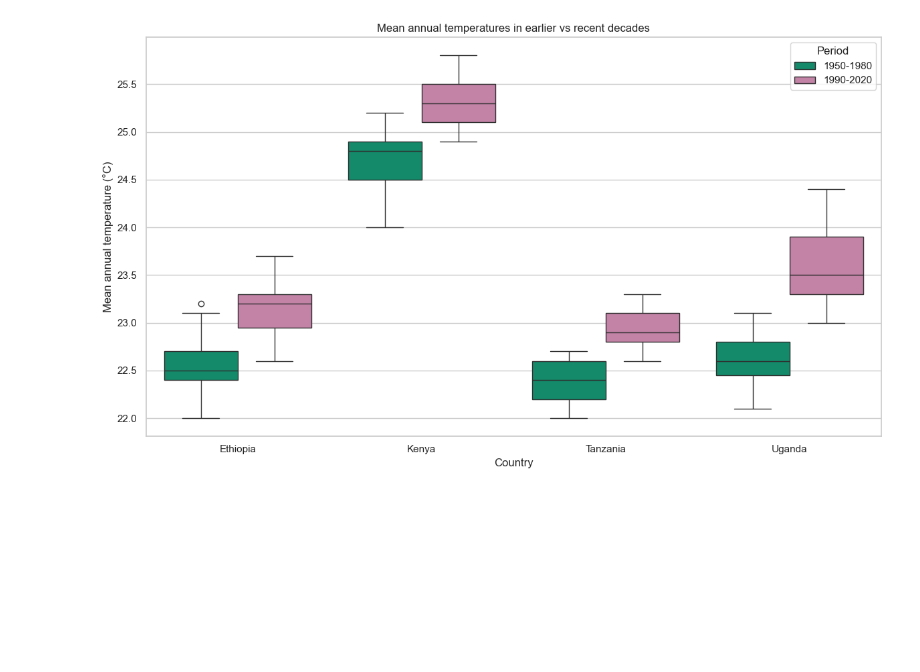
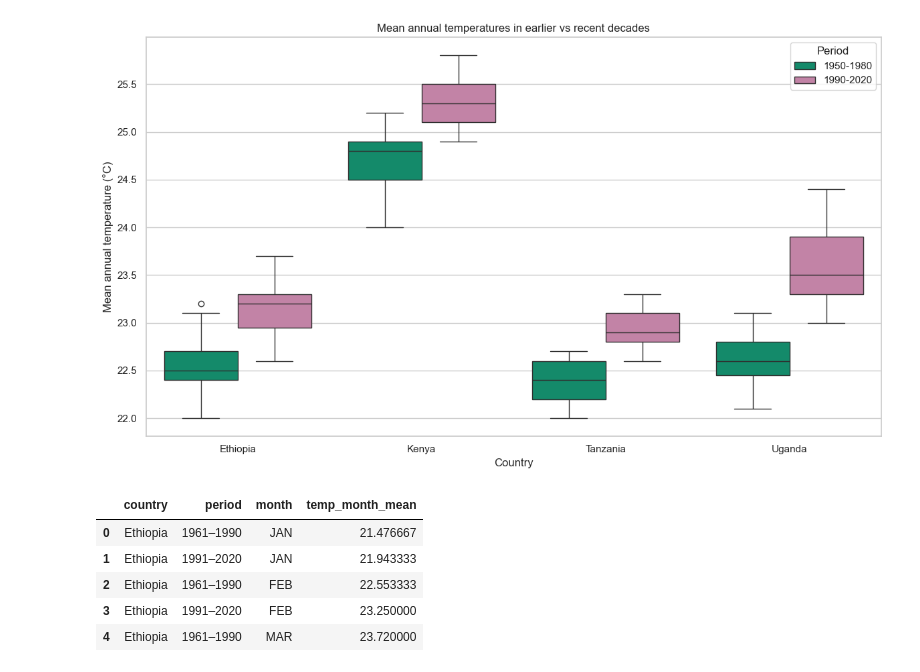
Before and after one commit to venusony/Climate-Malnutrition-EastAfrica, a Jupyter notebook: climate plus region data/_climate_context.ipynb, the cells around one changed output. Drawn from its saved outputs; the diff is of its cells as text; code cells hidden in the pictures; blank space fills up the shorter version.

```diff
--- a/climate plus region data/_climate_context.ipynb
+++ b/climate plus region data/_climate_context.ipynb
@@ -256,3 +256,39 @@ plt.tight_layout()
 plt.show()
 # %% [output]
 [figure]
+# %%
+# we want the monthly columns from the CRU file
+month_cols = ["JAN","FEB","MAR","APR","MAY","JUN",
+              "JUL","AUG","SEP","OCT","NOV","DEC"]
+
+monthly_list = []
+
+for country, fname in cru_temp_files.items():
+    df = pd.read_csv(fname)
+
+    # keep only years where we want to compare
+    df = df[(df["YEAR"] >= 1961) & (df["YEAR"] <= 2020)].copy()
+
+    # simple early / late period label
+    df["period"] = "1961–1990"
+    df.loc[df["YEAR"] >= 1991, "period"] = "1991–2020"
+
+    # now we average each month in each period
+    for m in month_cols:
+        tmp = df.groupby("period")[m].mean().reset_index()
+        tmp["country"] = country
+        tmp["month"] = m
+        tmp = tmp[["country", "period", "month", m]]
+        tmp = tmp.rename(columns={m: "temp_month_mean"})
+        monthly_list.append(tmp)
+
+monthly_climate = pd.concat(monthly_list, ignore_index=True)
+
+monthly_climate.head()
+# %% [output]
+|  | country | period | month | temp_month_mean |
+| 0 | Ethiopia | 1961–1990 | JAN | 21.476667 |
+| 1 | Ethiopia | 1991–2020 | JAN | 21.943333 |
+| 2 | Ethiopia | 1961–1990 | FEB | 22.553333 |
+| 3 | Ethiopia | 1991–2020 | FEB | 23.250000 |
+| 4 | Ethiopia | 1961–1990 | MAR | 23.720000 |
```
Also changed, not shown: parts of 2 cells of this notebook.
